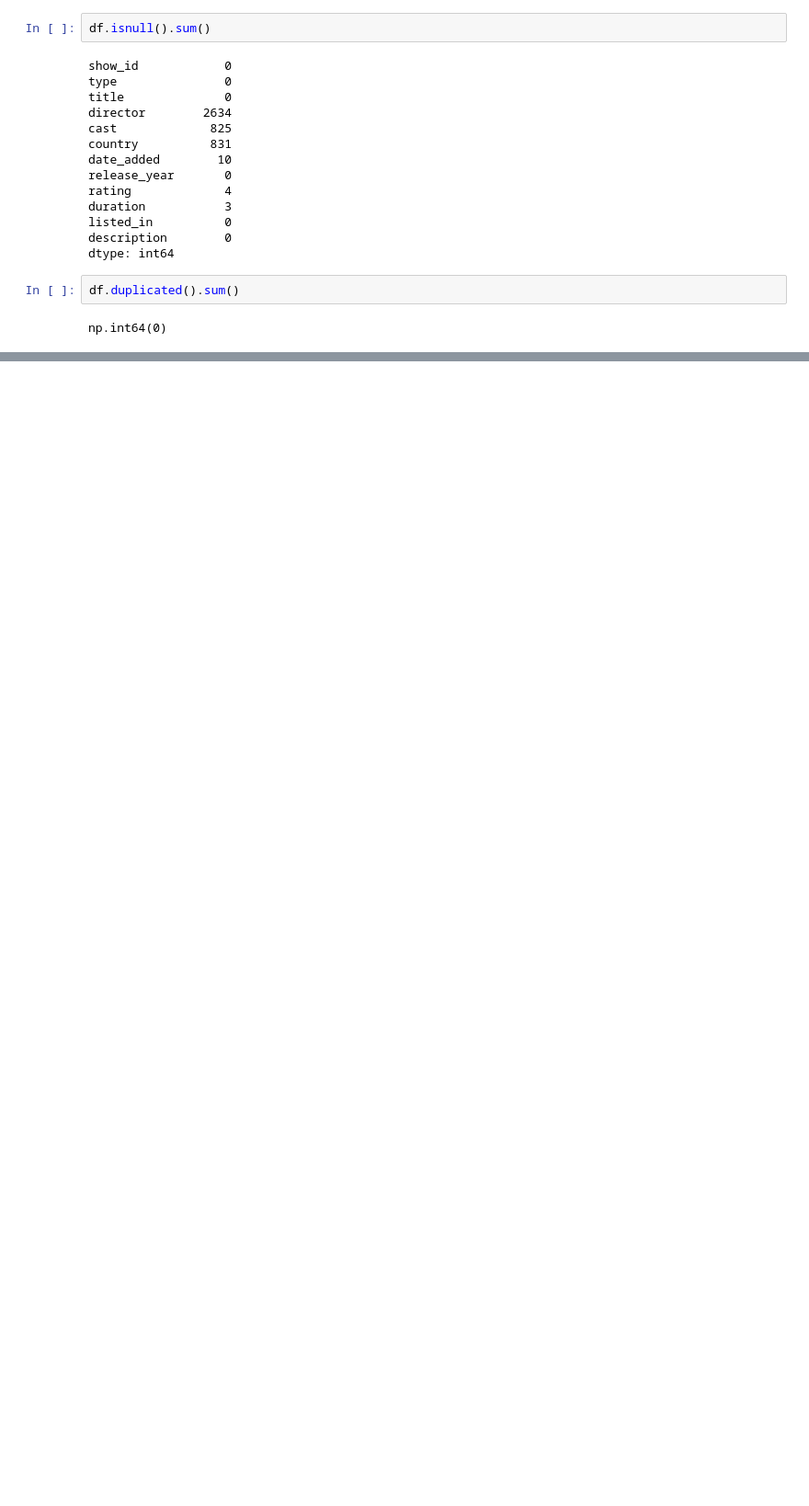
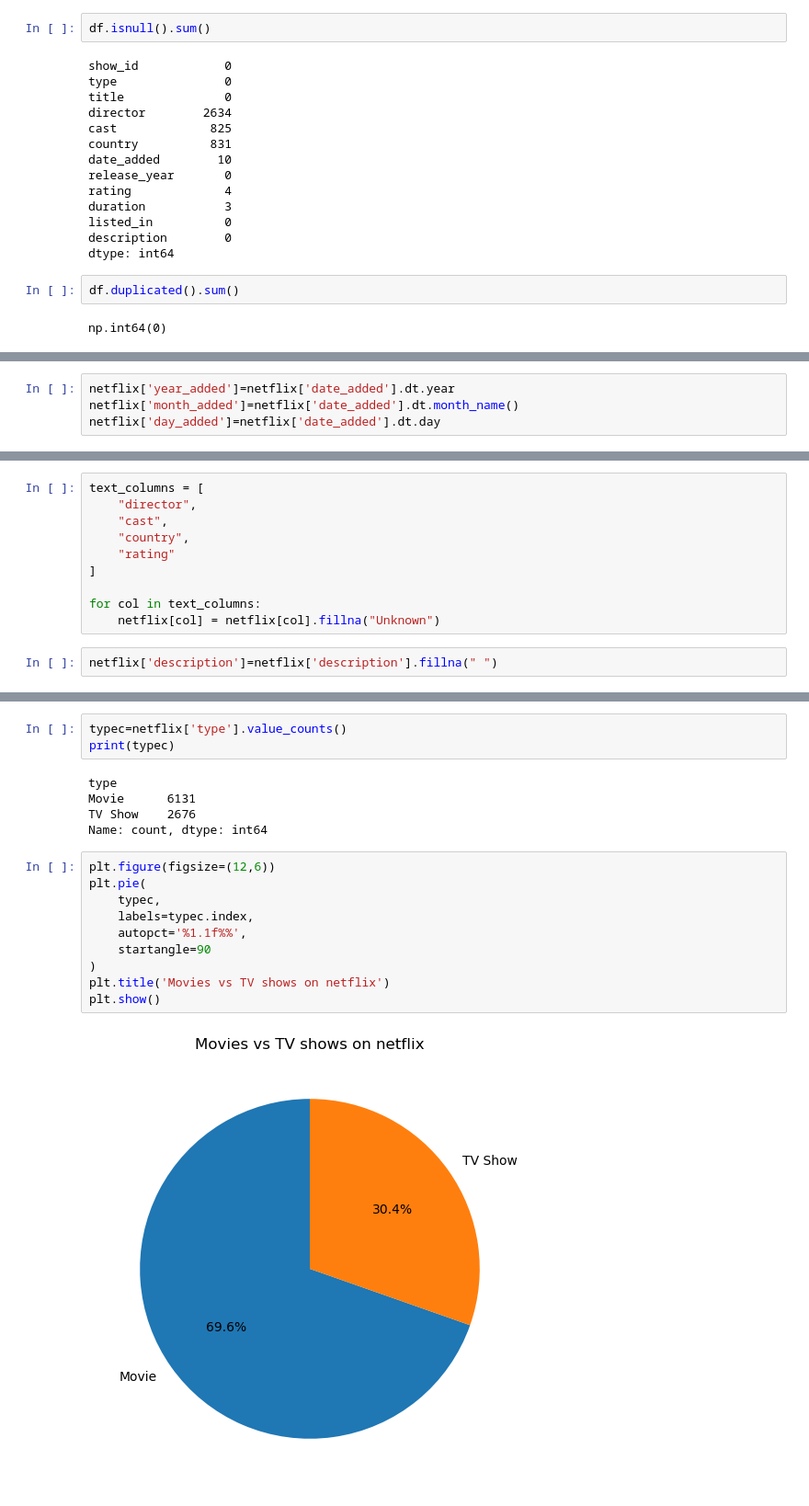
Before and after one commit to roshankshah2005-creator/NETFLIX_ANALYTICS_DASHBOARD, a Jupyter notebook: notebooks/netflix_analysis.ipynb, the cells around one changed output, grey strips where cells are left out. Shown at 92% size. Cells and saved outputs as stored; diff of their text form; blank space fills up the shorter version.

```diff
--- a/notebooks/netflix_analysis.ipynb
+++ b/notebooks/netflix_analysis.ipynb
@@ -144,0 +248,4 @@ np.int64(0)
+# %%
+netflix['year_added']=netflix['date_added'].dt.year
+netflix['month_added']=netflix['date_added'].dt.month_name()
+netflix['day_added']=netflix['date_added'].dt.day
@@ -144,0 +264,12 @@ np.int64(0)
+# %%
+text_columns = [
+    "director",
+    "cast",
+    "country",
+    "rating"
+]
+
+for col in text_columns:
+    netflix[col] = netflix[col].fillna("Unknown")
+# %%
+netflix['description']=netflix['description'].fillna(" ")
@@ -144,0 +322,20 @@ np.int64(0)
+# %%
+typec=netflix['type'].value_counts()
+print(typec)
+# %% [output]
+type
+Movie      6131
+TV Show    2676
+Name: count, dtype: int64
+# %%
+plt.figure(figsize=(12,6))
+plt.pie(
+    typec,
+    labels=typec.index,
+    autopct='%1.1f%%',
+    startangle=90
+)
+plt.title('Movies vs TV shows on netflix')
+plt.show()
+# %% [output]
+[figure, added]
```
Also changed, not shown: parts of 60 cells of this notebook.
